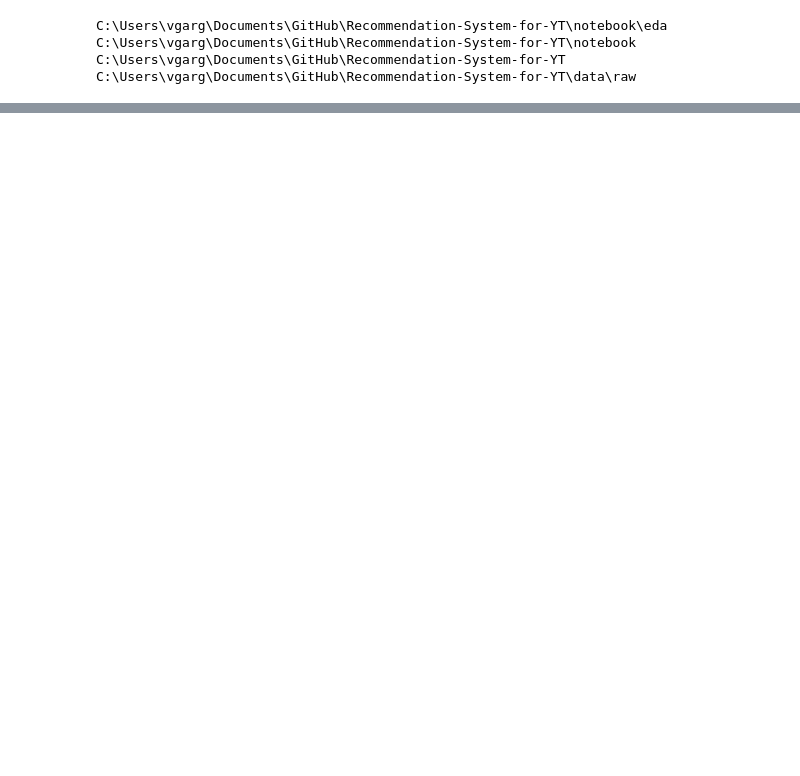
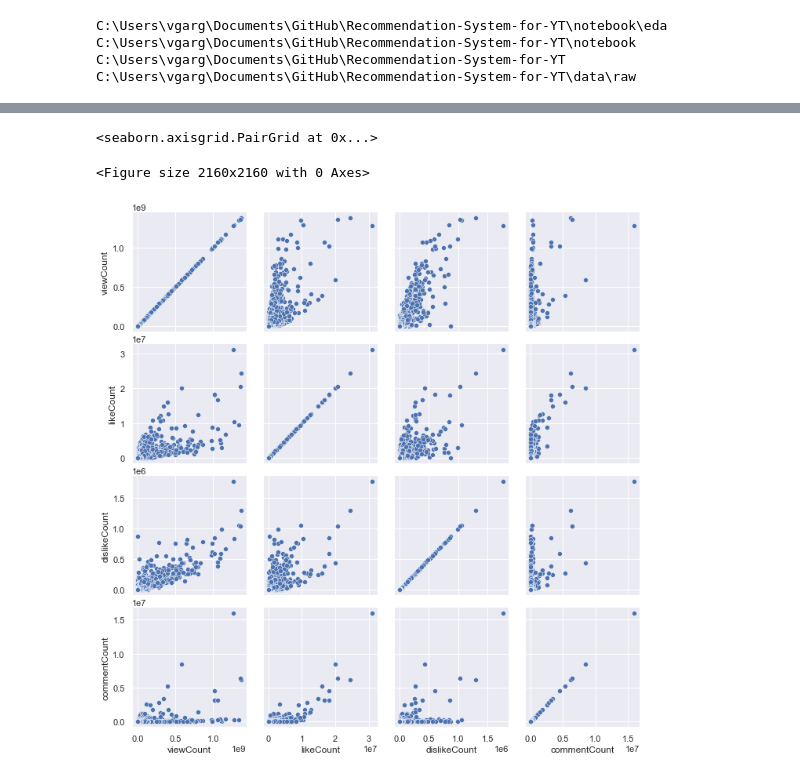
Before and after one commit to TeamEpicProjects/Recommendation-System-for-YT, a Jupyter notebook: notebook/eda/EDA-YouTube-RC.ipynb, the cells around one changed output, grey strips where cells are left out. Drawn from its saved outputs; the diff is of its cells as text; code cells hidden in the pictures; blank space fills up the shorter version.

```diff
--- a/notebook/eda/EDA-YouTube-RC.ipynb
+++ b/notebook/eda/EDA-YouTube-RC.ipynb
@@ -34 +36,9 @@ df = pd.read_csv(absolutepath+FILE_NAME+'.csv')
+# %%
+for column in df.columns:
+    if (column.find('Count')>0):
+        df[column].replace('[]','0', inplace = True)
+        df[column].replace('','0', inplace = True)
+        df = df.astype({column:int})
+    else:
+        df = df.astype({column:str})
 # %%
@@ -49,0 +67,2 @@ df
+# %%
+df.drop('favoriteCount',axis =1, inplace = True)
@@ -49,0 +76,9 @@ df
+# %%
+# df_plot = df.drop(['title'])
+count_col = []
+for column in df.columns:
+    if (column.find('Count')<0):
+        count_col.append(column)
+df_eda = df.drop(count_col, axis = 1)
+df_eda.columns.values
+df_eda
@@ -49,0 +99,2 @@ df
+# %%
+df_eda = df_eda.loc[~df.index.duplicated(), :]
@@ -49,0 +137,8 @@ df
+# %%
+plt.figure(figsize=(30,30))
+g=sns.PairGrid(df_eda)
+g.map(sns.scatterplot)
+# %% [output]
+<seaborn.axisgrid.PairGrid at 0x...>
+<Figure size 2160x2160 with 0 Axes>
+[figure, added]
```
Also changed, not shown: parts of 18 cells of this notebook, 1 other file.
